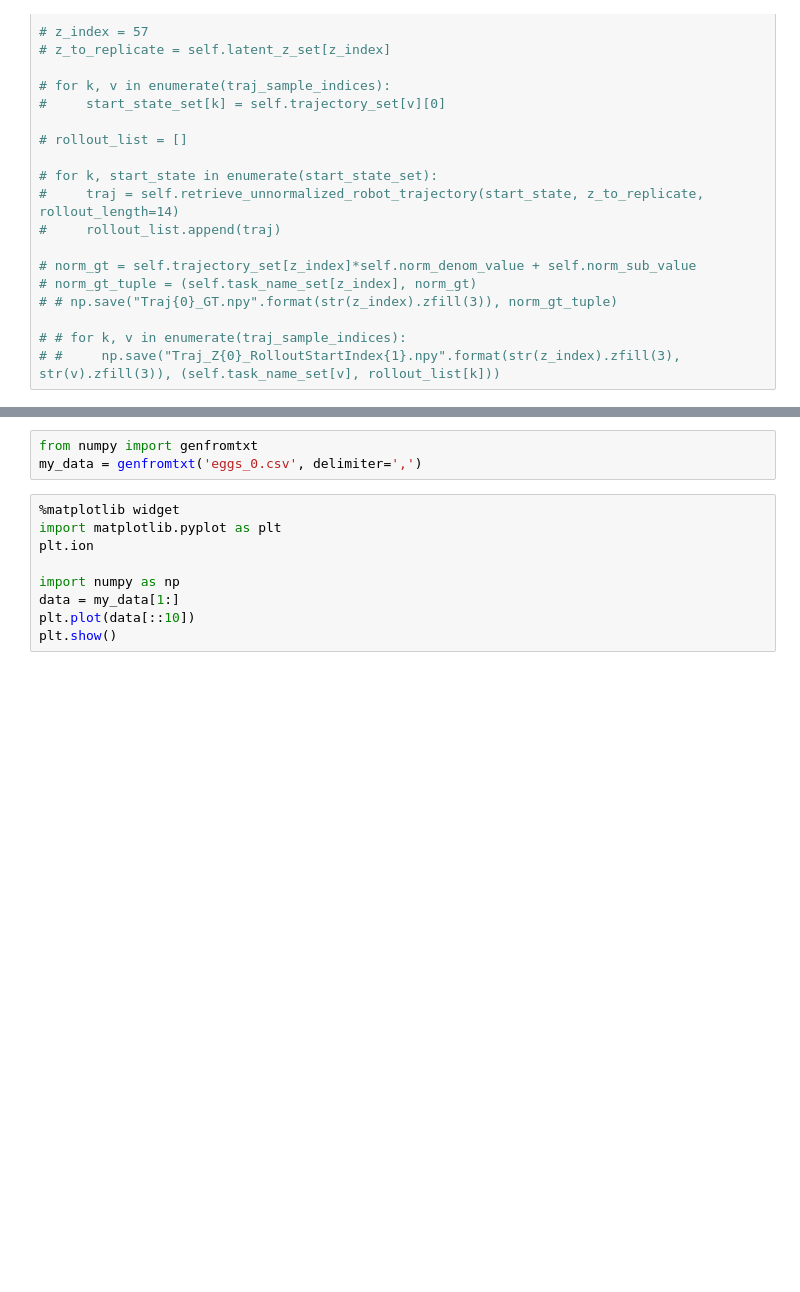
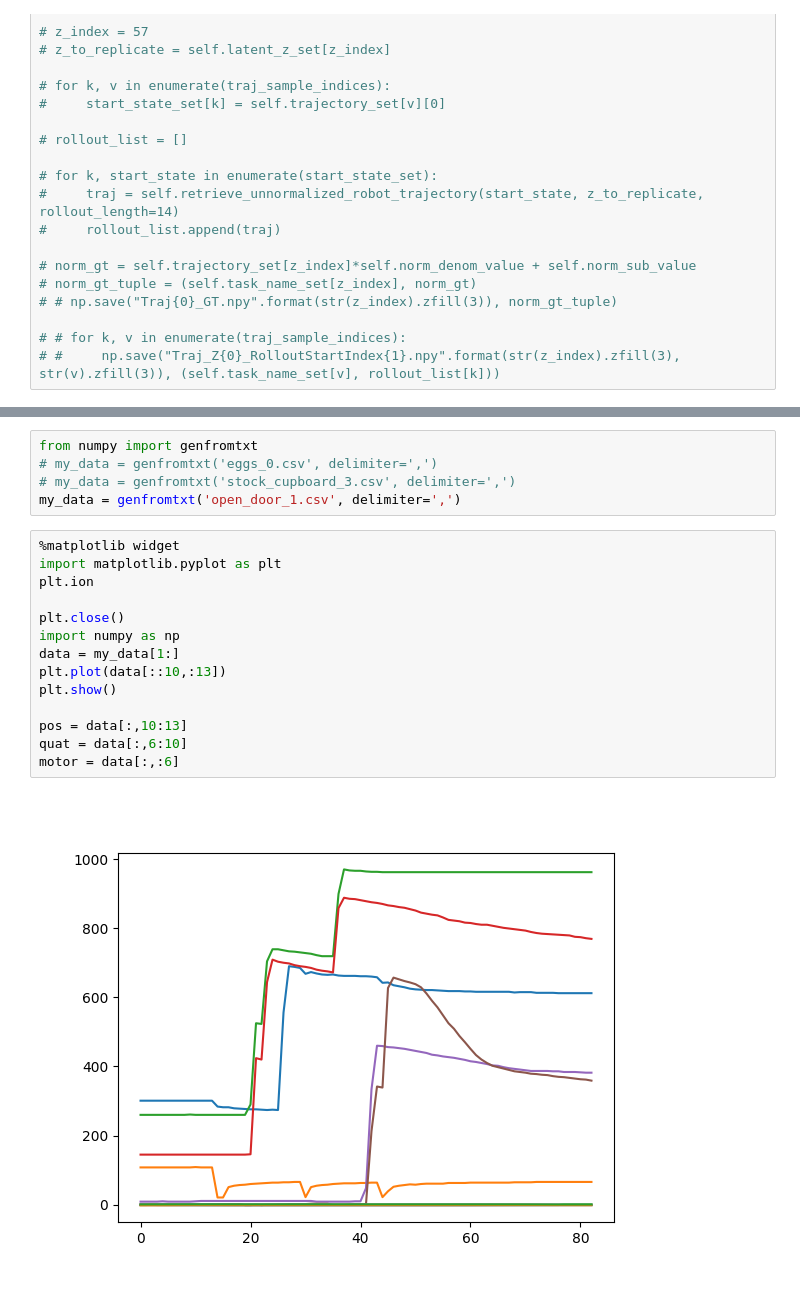
Before and after one commit to chaitanya1chawla/CausalSkillLearning, a Jupyter notebook: Experiments/TrialNotebook.ipynb, the cells around one changed output, grey strips where cells are left out. Drawn from its saved outputs; the diff is of its cells as text; blank space fills up the shorter version.

Commit message:
Adding Motor angle dataset

```diff
--- a/Experiments/TrialNotebook.ipynb
+++ b/Experiments/TrialNotebook.ipynb
@@ -235,12 +237,21 @@ cd c:\\Users\\tshankar\\Desktop\\Research\\Data\\NDAX\\dataset_prelim\\dataset_p
 # %%
 from numpy import genfromtxt
-my_data = genfromtxt('eggs_0.csv', delimiter=',')
+# my_data = genfromtxt('eggs_0.csv', delimiter=',')
+# my_data = genfromtxt('stock_cupboard_3.csv', delimiter=',')
+my_data = genfromtxt('open_door_1.csv', delimiter=',')
 # %%
 %matplotlib widget
 import matplotlib.pyplot as plt
 plt.ion
 
+plt.close()
 import numpy as np
 data = my_data[1:]
-plt.plot(data[::10])
+plt.plot(data[::10,:13])
 plt.show()
+
+pos = data[:,10:13]
+quat = data[:,6:10]
+motor = data[:,:6]
+# %% [output]
+[figure, added]
```
Also changed, not shown: parts of 7 cells of this notebook, 4 other files.
